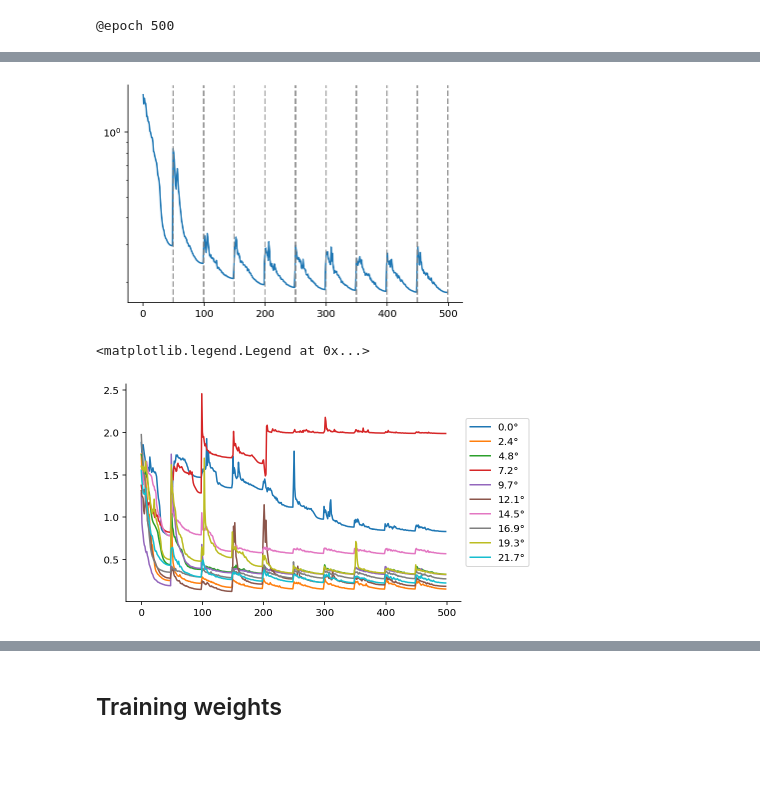
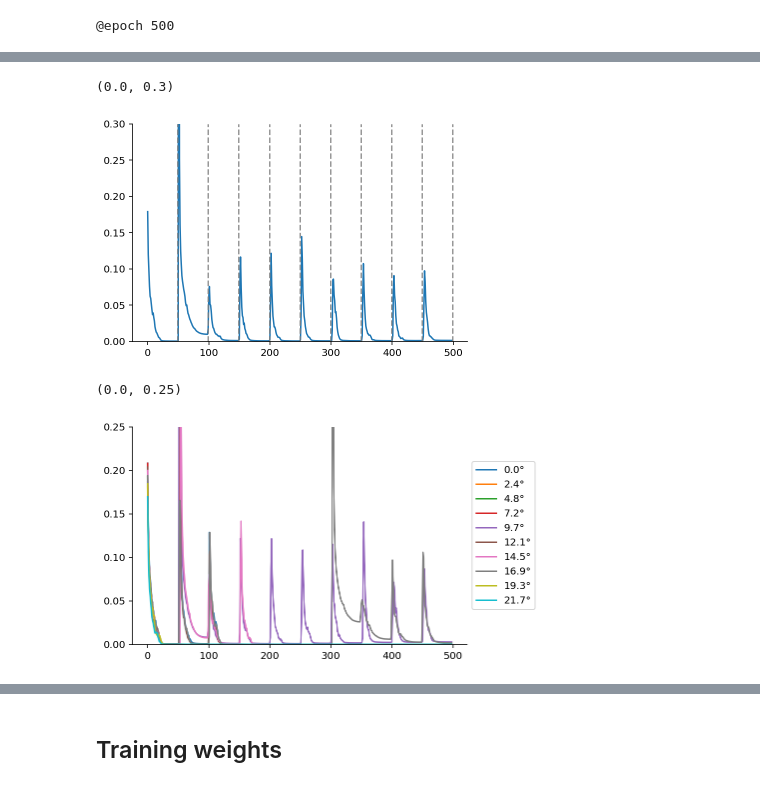
Before and after one commit to probml/shift-happens, a Jupyter notebook: notebooks/009-gendist-v1-snapshop-ensemble.ipynb, the cells around one changed output, grey strips where cells are left out. Cells and saved outputs as stored; diff of their text form; code cells hidden in the pictures; blank space fills up the shorter version.

```diff
--- a/notebooks/009-gendist-v1-snapshop-ensemble.ipynb
+++ b/notebooks/009-gendist-v1-snapshop-ensemble.ipynb
@@ -119,9 +120,10 @@ n_epochs
 # %% [output]
 500
 # %%
-alphas = [0.085 * (1 - 0.01) ** n for n in range(n_epochs)]
+alpha0 = 0.02 # 0.085
+alphas = [alpha0 for n in range(n_epochs)]
 cycle_size = epochs_per_cycle * steps_per_epoch
-learning_rates = [optax.cosine_decay_schedule(alpha, cycle_size, 1e-4) for alpha in alphas]
+learning_rates = [optax.cosine_decay_schedule(alpha, cycle_size, 0.0) for alpha in alphas]
 learning_rates = optax.join_schedules(learning_rates, boundaries)
 # %%
 tx = optax.adam(learning_rates)
@@ -145,6 +167,7 @@ def eval_acc(y, yhat):
 plt.plot(train_output["losses"][1:])
 for boundary in boundaries:
     plt.axvline(x=boundary / steps_per_epoch - 1, c="tab:gray", alpha=0.8, linestyle="--")
-plt.yscale("log")
+plt.ylim(0, 0.3)
 # %% [output]
+(0.0, 0.3)
-[figure, old version]
+[figure, new version]
@@ -169,18 +192,19 @@ for deg in tqdm(degrees):
 # %%
 np.random.seed(31415)
 n_configurations = len(degrees)
 n_samples = 10
 sample_configs = np.random.randint(0, n_configurations, size=n_samples)
 
 
 fig, ax = plt.subplots()
 for deg, config_ix in zip(degrees, sample_configs):
     plt.plot(configs_losses[config_ix][1:], label=f"{deg:0.1f}°")
 plt.legend()
 ax.legend(loc="center left", bbox_to_anchor=(1, 0.5))
+plt.ylim(0, 0.25)
 # %% [output]
-<matplotlib.legend.Legend at 0x...>
+(0.0, 0.25)
-[figure, old version]
+[figure, new version]
 # %%
 filename = "data-params.pkl"
 filename = os.path.join(path_output, filename)
```
Also changed, not shown: parts of 37 cells of this notebook.
